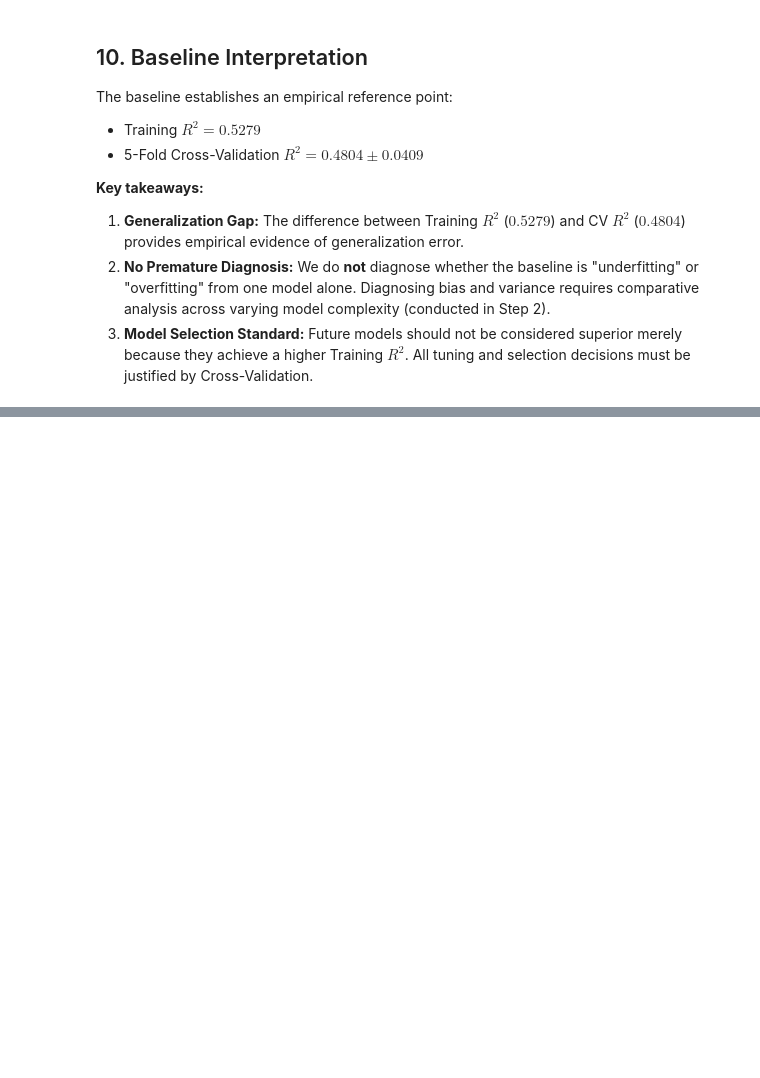
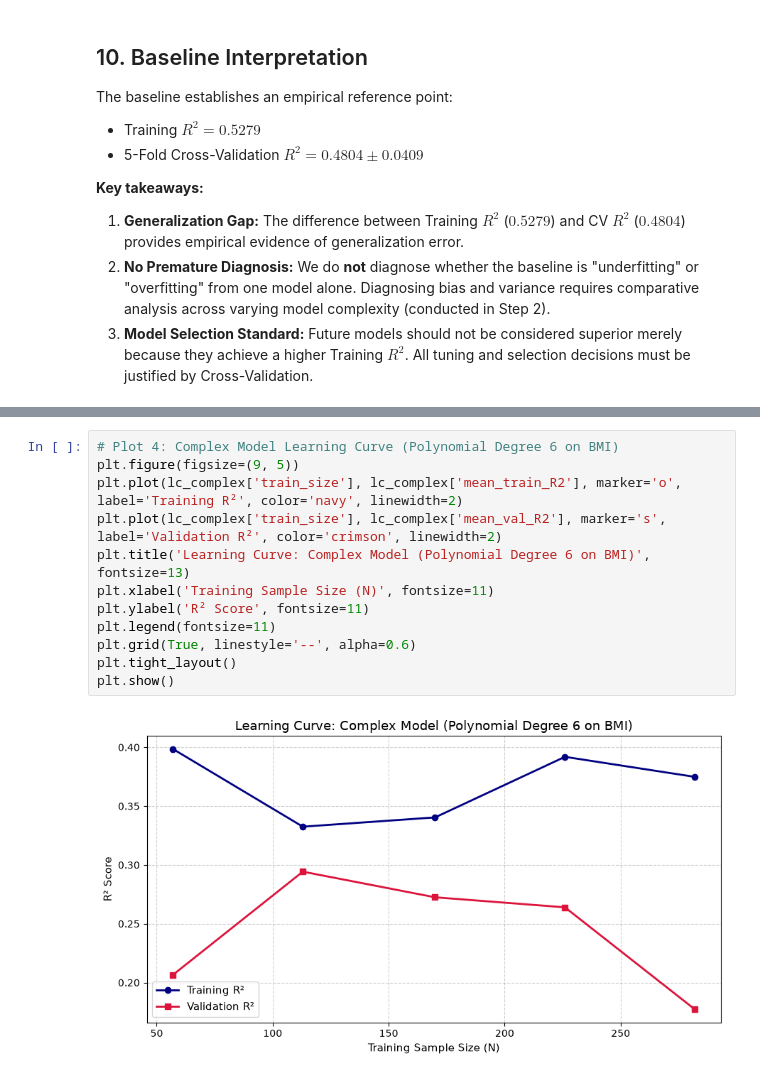
Before and after one commit to abed-dvp/diabetes-model-tuning, a Jupyter notebook: notebook.ipynb, the cells around one changed output, grey strips where cells are left out. Drawn from its saved outputs; the diff is of its cells as text; blank space fills up the shorter version.

```diff
--- a/notebook.ipynb
+++ b/notebook.ipynb
@@ -536,0 +900,14 @@ print("=== Step 1 Verification Complete: All Checks Passed ===")
+# %%
+# Plot 4: Complex Model Learning Curve (Polynomial Degree 6 on BMI)
+plt.figure(figsize=(9, 5))
+plt.plot(lc_complex['train_size'], lc_complex['mean_train_R2'], marker='o', label='Training R²', color='navy', linewidth=2)
+plt.plot(lc_complex['train_size'], lc_complex['mean_val_R2'], marker='s', label='Validation R²', color='crimson', linewidth=2)
+plt.title('Learning Curve: Complex Model (Polynomial Degree 6 on BMI)', fontsize=13)
+plt.xlabel('Training Sample Size (N)', fontsize=11)
+plt.ylabel('R² Score', fontsize=11)
+plt.legend(fontsize=11)
+plt.grid(True, linestyle='--', alpha=0.6)
+plt.tight_layout()
+plt.show()
+# %% [output]
+[figure, added]
```
Also changed, not shown: parts of 23 cells of this notebook, 1 other file.
